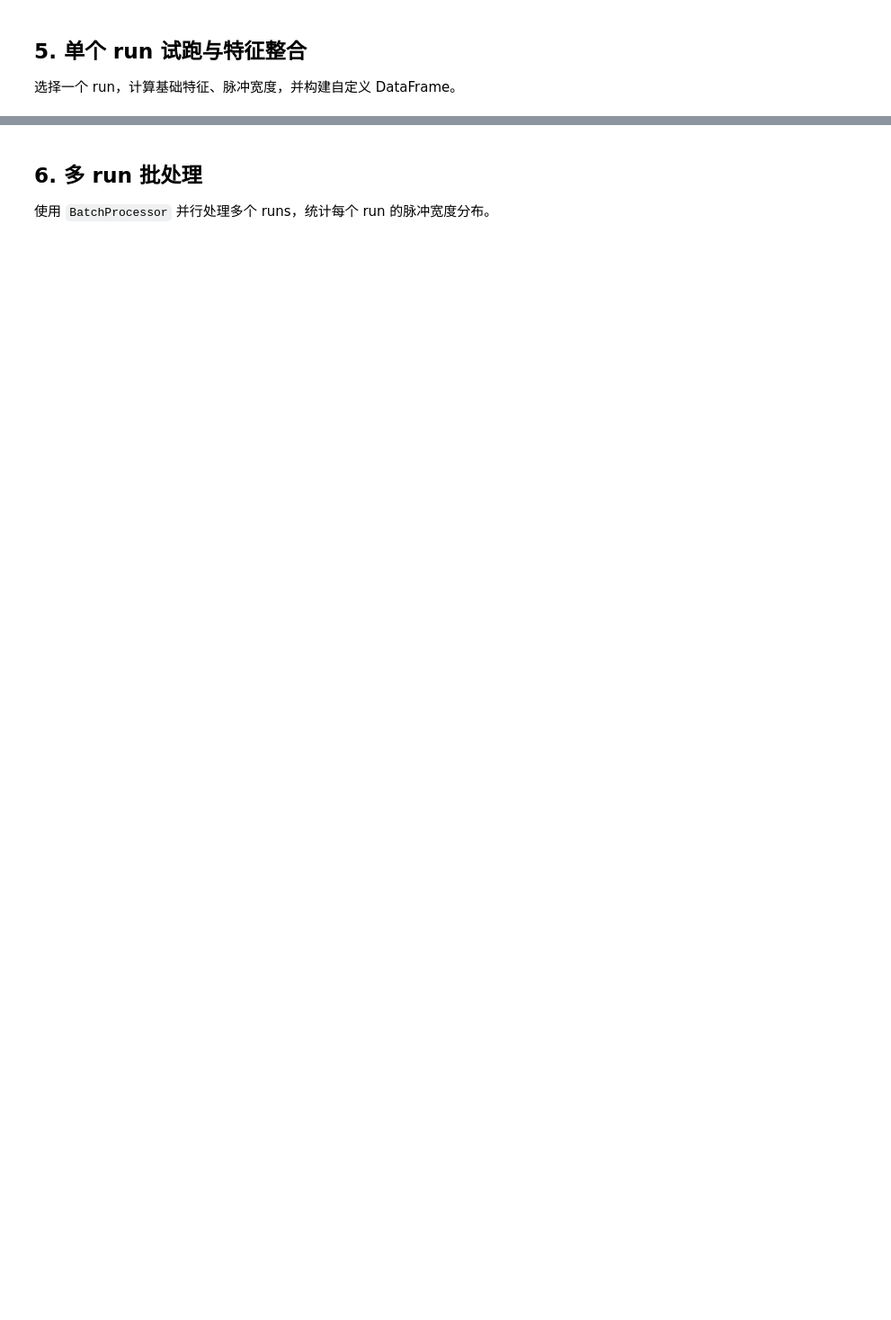
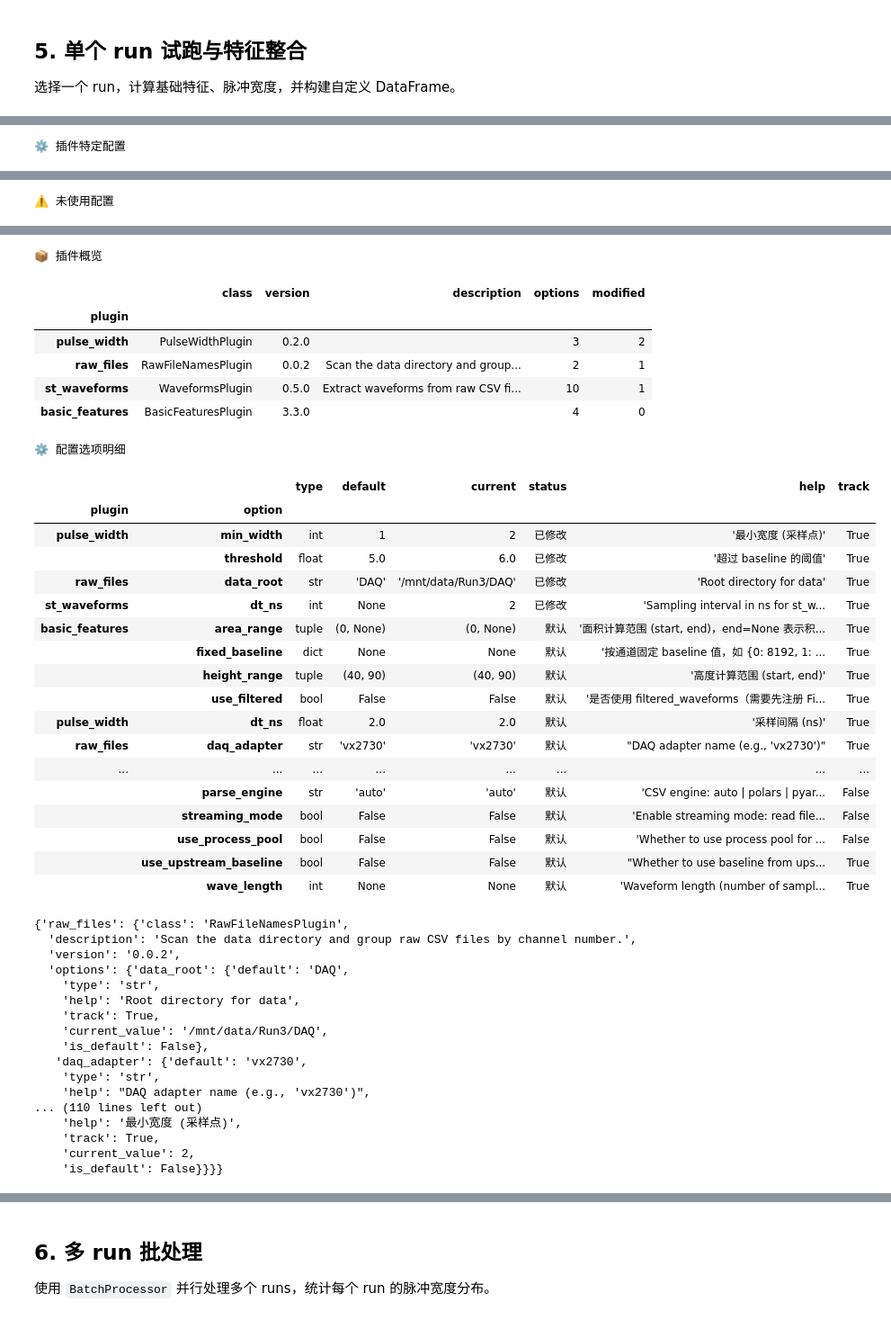
Before and after one commit to SnowingWolf/WaveformAnalysis, a Jupyter notebook: tutorial_advanced.ipynb, the cells around one changed output, grey strips where cells are left out. Shown at 90% size. Saved outputs shown, nothing was run; the diff lists cells and outputs as text; code cells hidden in the pictures; blank space fills up the shorter version.

```diff
--- a/tutorial_advanced.ipynb
+++ b/tutorial_advanced.ipynb
@@ -128,3 +135,7 @@ print("Context ready.")
 ## 5. 单个 run 试跑与特征整合
 
 选择一个 run，计算基础特征、脉冲宽度，并构建自定义 DataFrame。
+# %%
+ctx.show_config()
+ctx.list_plugin_configs()
+# %% [output]
@@ -130,0 +151 @@ print("Context ready.")
+⚙️ 插件特定配置
@@ -130,0 +157 @@ print("Context ready.")
+⚠️ 未使用配置
@@ -131,3 +165,46 @@ print("Context ready.")
+📦 插件概览
+|  | class | version | description | options | modified |
+| plugin |  |  |  |  |  |
+| pulse_width | PulseWidthPlugin | 0.2.0 |  | 3 | 2 |
+| raw_files | RawFileNamesPlugin | 0.0.2 | Scan the data directory and group... | 2 | 1 |
+| st_waveforms | WaveformsPlugin | 0.5.0 | Extract waveforms from raw CSV fi... | 10 | 1 |
+| basic_features | BasicFeaturesPlugin | 3.3.0 |  | 4 | 0 |
+⚙️ 配置选项明细
+|  |  | type | default | current | status | help | track |
+| plugin | option |  |  |  |  |  |  |
+| pulse_width | min_width | int | 1 | 2 | 已修改 | '最小宽度 (采样点)' | True |
+|  | threshold | float | 5.0 | 6.0 | 已修改 | '超过 baseline 的阈值' | True |
+| raw_files | data_root | str | 'DAQ' | '/mnt/data/Run3/DAQ' | 已修改 | 'Root directory for data' | True |
+| st_waveforms | dt_ns | int | None | 2 | 已修改 | 'Sampling interval in ns for st_w... | True |
+| basic_features | area_range | tuple | (0, None) | (0, None) | 默认 | '面积计算范围 (start, end)，end=None 表示积... | True |
+|  | fixed_baseline | dict | None | None | 默认 | '按通道固定 baseline 值，如 {0: 8192, 1: ... | True |
+|  | height_range | tuple | (40, 90) | (40, 90) | 默认 | '高度计算范围 (start, end)' | True |
+|  | use_filtered | bool | False | False | 默认 | '是否使用 filtered_waveforms（需要先注册 Fi... | True |
+| pulse_width | dt_ns | float | 2.0 | 2.0 | 默认 | '采样间隔 (ns)' | True |
+| raw_files | daq_adapter | str | 'vx2730' | 'vx2730' | 默认 | "DAQ adapter name (e.g., 'vx2730')" | True |
+| ... | ... | ... | ... | ... | ... | ... | ... |
+|  | parse_engine | str | 'auto' | 'auto' | 默认 | 'CSV engine: auto | polars | pyar... | False |
+|  | streaming_mode | bool | False | False | 默认 | 'Enable streaming mode: read file... | False |
+|  | use_process_pool | bool | False | False | 默认 | 'Whether to use process pool for ... | False |
+|  | use_upstream_baseline | bool | False | False | 默认 | "Whether to use baseline from ups... | True |
+|  | wave_length | int | None | None | 默认 | 'Waveform length (number of sampl... | True |
+{'raw_files': {'class': 'RawFileNamesPlugin',
+  'description': 'Scan the data directory and group raw CSV files by channel number.',
+  'version': '0.0.2',
+  'options': {'data_root': {'default': 'DAQ',
+    'type': 'str',
+    'help': 'Root directory for data',
+    'track': True,
+    'current_value': '/mnt/data/Run3/DAQ',
+    'is_default': False},
+   'daq_adapter': {'default': 'vx2730',
+    'type': 'str',
+    'help': "DAQ adapter name (e.g., 'vx2730')",
+... (110 lines left out)
+    'help': '最小宽度 (采样点)',
+    'track': True,
+    'current_value': 2,
+    'is_default': False}}}}
 # %%
 if len(run_ids) == 0:
     raise RuntimeError("No runs found under DAQ root.")
```
Also changed, not shown: parts of 9 cells of this notebook, 20 other files.
